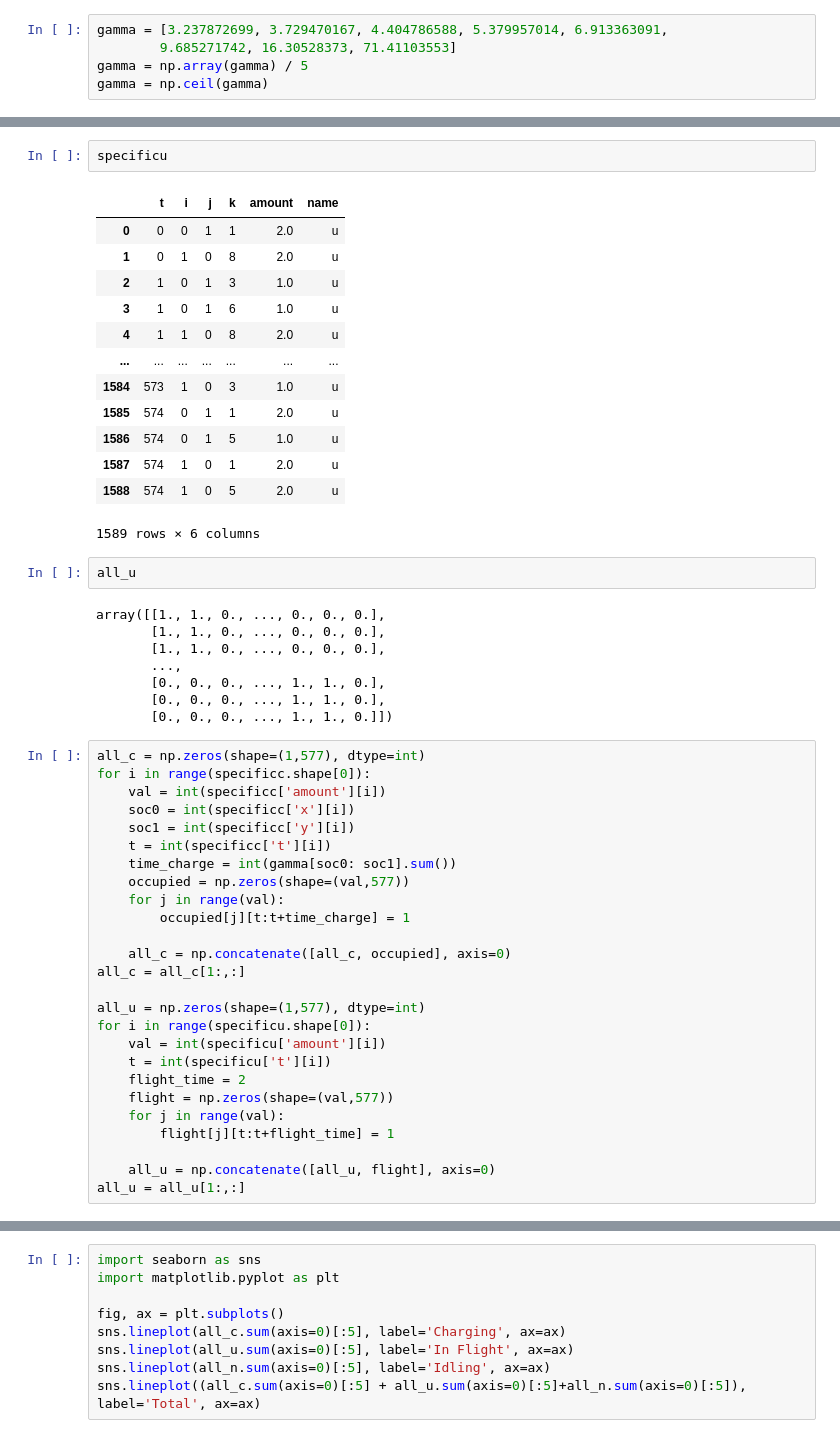
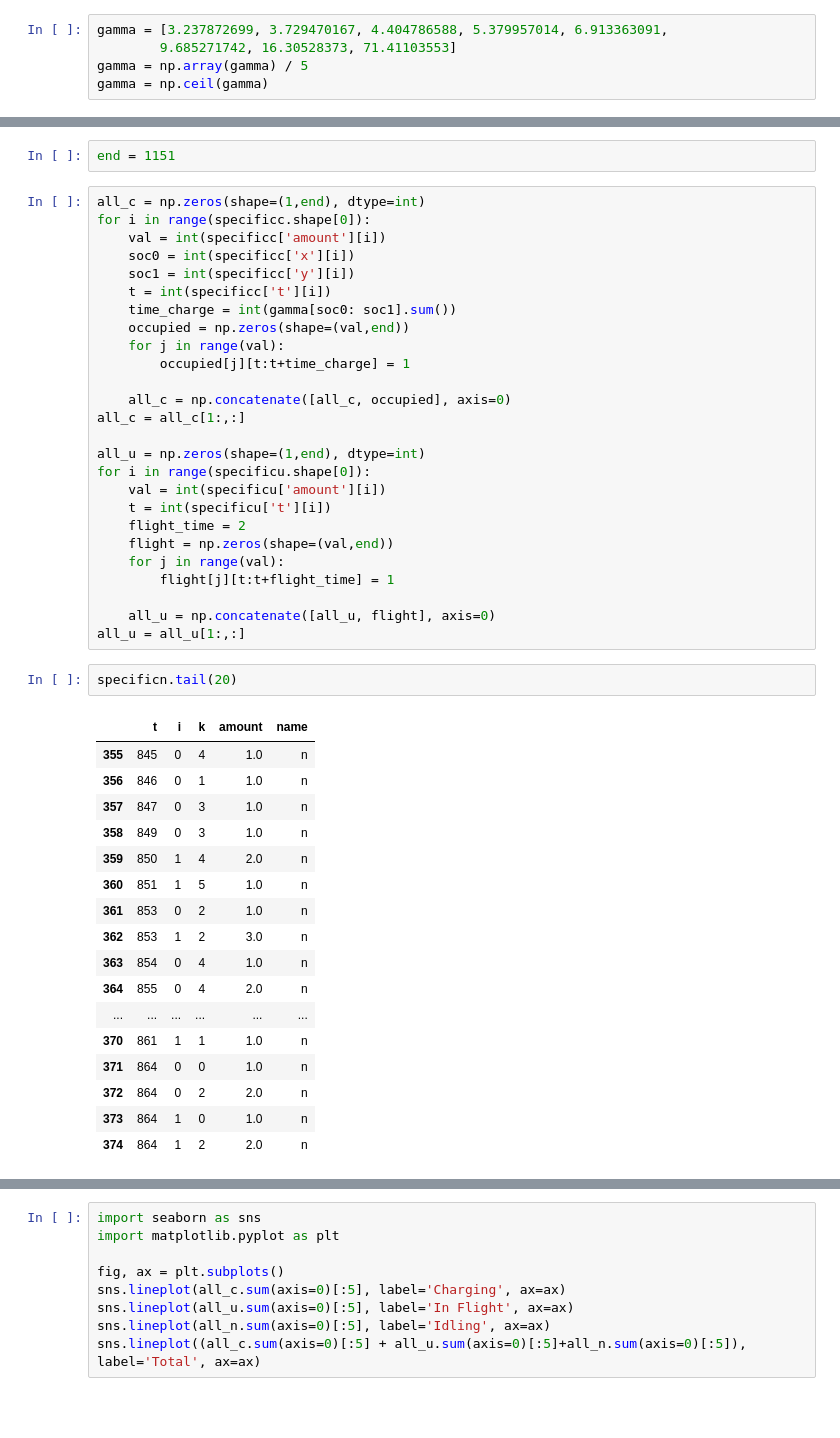
Before and after one commit to Xuan-1998/UAM_system_optimization, a Jupyter notebook: src:code/albert.ipynb, the cells around one changed output, grey strips where cells are left out. Drawn from its saved outputs; the diff is of its cells as text; blank space fills up the shorter version.

```diff
--- a/src:code/albert.ipynb
+++ b/src:code/albert.ipynb
@@ -77,52 +65,48 @@ specificc
-# %%
-specificu
-# %% [output]
-|  | t | i | j | k | amount | name |
-| 0 | 0 | 0 | 1 | 1 | 2.0 | u |
-| 1 | 0 | 1 | 0 | 8 | 2.0 | u |
-| 2 | 1 | 0 | 1 | 3 | 1.0 | u |
-| 3 | 1 | 0 | 1 | 6 | 1.0 | u |
-| 4 | 1 | 1 | 0 | 8 | 2.0 | u |
-| ... | ... | ... | ... | ... | ... | ... |
-| 1584 | 573 | 1 | 0 | 3 | 1.0 | u |
-| 1585 | 574 | 0 | 1 | 1 | 2.0 | u |
-| 1586 | 574 | 0 | 1 | 5 | 1.0 | u |
-| 1587 | 574 | 1 | 0 | 1 | 2.0 | u |
-| 1588 | 574 | 1 | 0 | 5 | 2.0 | u |
-1589 rows × 6 columns
-# %%
-all_u
-# %% [output]
-array([[1., 1., 0., ..., 0., 0., 0.],
-       [1., 1., 0., ..., 0., 0., 0.],
-       [1., 1., 0., ..., 0., 0., 0.],
-       ...,
-       [0., 0., 0., ..., 1., 1., 0.],
-       [0., 0., 0., ..., 1., 1., 0.],
-       [0., 0., 0., ..., 1., 1., 0.]])
+# %%
+end = 1151
 # %%
-all_c = np.zeros(shape=(1,577), dtype=int)
+all_c = np.zeros(shape=(1,end), dtype=int)
 for i in range(specificc.shape[0]):
     val = int(specificc['amount'][i])
     soc0 = int(specificc['x'][i])
     soc1 = int(specificc['y'][i])
     t = int(specificc['t'][i])
     time_charge = int(gamma[soc0: soc1].sum())
-    occupied = np.zeros(shape=(val,577))
+    occupied = np.zeros(shape=(val,end))
     for j in range(val):
         occupied[j][t:t+time_charge] = 1
 
     all_c = np.concatenate([all_c, occupied], axis=0)
 all_c = all_c[1:,:]
 
-all_u = np.zeros(shape=(1,577), dtype=int)
+all_u = np.zeros(shape=(1,end), dtype=int)
 for i in range(specificu.shape[0]):
     val = int(specificu['amount'][i])
     t = int(specificu['t'][i])
     flight_time = 2
-    flight = np.zeros(shape=(val,577))
+    flight = np.zeros(shape=(val,end))
     for j in range(val):
         flight[j][t:t+flight_time] = 1
 
     all_u = np.concatenate([all_u, flight], axis=0)
 all_u = all_u[1:,:]
+# %%
+specificn.tail(20)
+# %% [output]
+|  | t | i | k | amount | name |
+| 355 | 845 | 0 | 4 | 1.0 | n |
+| 356 | 846 | 0 | 1 | 1.0 | n |
+| 357 | 847 | 0 | 3 | 1.0 | n |
+| 358 | 849 | 0 | 3 | 1.0 | n |
+| 359 | 850 | 1 | 4 | 2.0 | n |
+| 360 | 851 | 1 | 5 | 1.0 | n |
+| 361 | 853 | 0 | 2 | 1.0 | n |
+| 362 | 853 | 1 | 2 | 3.0 | n |
+| 363 | 854 | 0 | 4 | 1.0 | n |
+| 364 | 855 | 0 | 4 | 2.0 | n |
+| ... | ... | ... | ... | ... | ... |
+| 370 | 861 | 1 | 1 | 1.0 | n |
+| 371 | 864 | 0 | 0 | 1.0 | n |
+| 372 | 864 | 0 | 2 | 2.0 | n |
+| 373 | 864 | 1 | 0 | 1.0 | n |
+| 374 | 864 | 1 | 2 | 2.0 | n |
```
Also changed, not shown: parts of 11 cells of this notebook.
